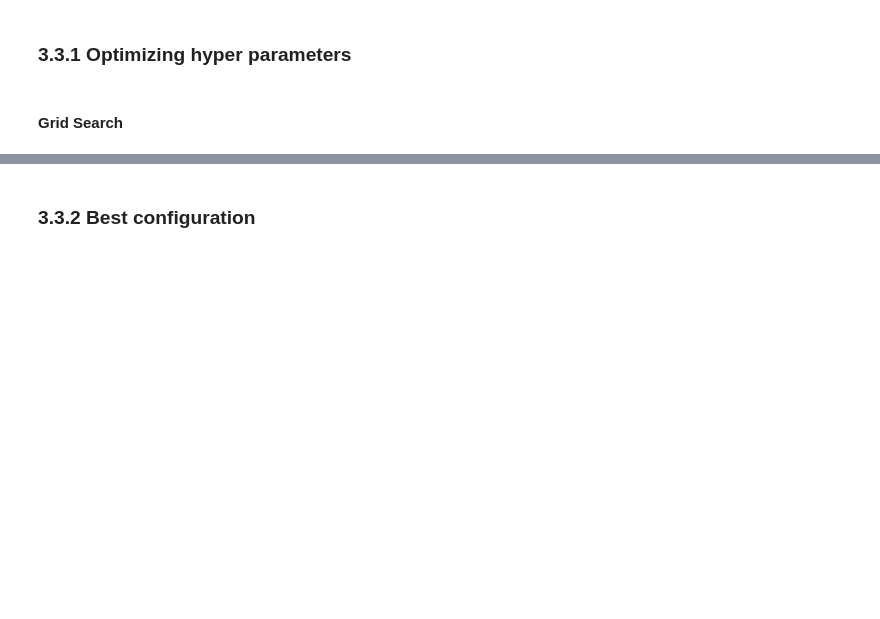
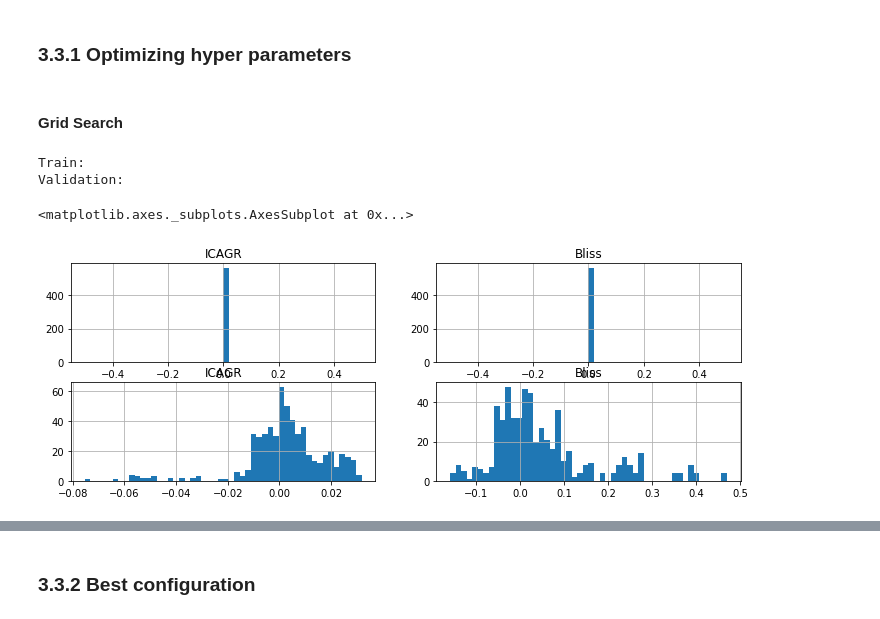
Before and after one commit to peerchen/trend-following-1, a Jupyter notebook: Trend Following Lab.ipynb, the cells around one changed output, grey strips where cells are left out. Saved outputs shown, nothing was run; the diff lists cells and outputs as text; code cells hidden in the pictures; blank space fills up the shorter version.

```diff
--- a/Trend Following Lab.ipynb
+++ b/Trend Following Lab.ipynb
@@ -309,7 +311,7 @@ rs_j.plot_lake_ratio()
 #### Grid Search
 # %%
 def grid_search(price_df, name="",
-                min_days=20, max_days=400, step=20, min_dif=50,
+                min_days=20, max_days=400, step=100, min_dif=50,
                 warmup=None, tr_size=0.5, heat=0.05, equity=1e6,
                 return_df=True):
 
@@ -327,19 +329,25 @@ def grid_search(price_df, name="",
                 warmup = s
 
             rs_train = RS_Trading_Strategy(price_df, equity=equity, heat=heat,
-                                           days_fast=f,
-                                           days_slow=s,
-                                           name=name)
+                                                              days_fast=f,
+                                                              days_slow=s,
+                                                              name=name)
             rs_train.excecute(warmup=warmup, end = tr_size)
             res_train.append({'Slow': s, 'Fast': f, 'Type': 'train', **rs_train.performance})
 
             # Validation
             rs_val = RS_Trading_Strategy(price_df, equity=equity, heat=heat,
-                                         days_fast=f,
-                                         days_slow=s,
-                                         name=name)
+                                                            days_fast=f,
+                                                            days_slow=s,
+                                                            name=name)
             rs_val.excecute(warmup=tr_size)
             res_val.append({'Slow': s, 'Fast': f, 'Type': 'train', **rs_val.performance})
+
+
+    def dict_list_to_DataFrame(dl):
+        dl = [{k: [i] for k, i in d.items()} for d in dl]
+        out = pd.concat([DataFrame.from_dict(d) for d in dl], sort=False)
+        return out
 
     if return_df:
         res_train = dict_list_to_DataFrame(res_train)
@@ -347,4 +355,4 @@ def grid_search(price_df, name="",
 
     return res_train, res_val
 # %%
-res_train, res_val = grid_search(pr_j, ticker_j, step=100)
+res_train, res_val = grid_search(pr_j, ticker_j, step=10)
@@ -353,3 +359,26 @@ res_val.ICAGR.hist(bins = 50)
+# %%
+print('Train:')
+plt.subplot(2, 2, 1)
+plt.title('ICAGR')
+res_train.ICAGR.hist(bins = 50)
+
+plt.subplot(2, 2, 2)
+plt.title('Bliss')
+res_train.Bliss.hist(bins = 50)
+
+print('Validation:')
+plt.subplot(2, 2, 3)
+plt.title('ICAGR')
+res_val.ICAGR.hist(bins = 50)
+
+plt.subplot(2, 2, 4)
+plt.title('Bliss')
+res_val.Bliss.hist(bins = 50)
+# %% [output]
+Train:
+Validation:
+<matplotlib.axes._subplots.AxesSubplot at 0x...>
+[figure, added]
 # %%
 y_lab = ['ICAGR']
 x_lab = ['Max_Drawdown', 'Lake_Ratio', 'Sea_Ratio', 'Volatility']
```
Also changed, not shown: parts of 18 cells of this notebook.
